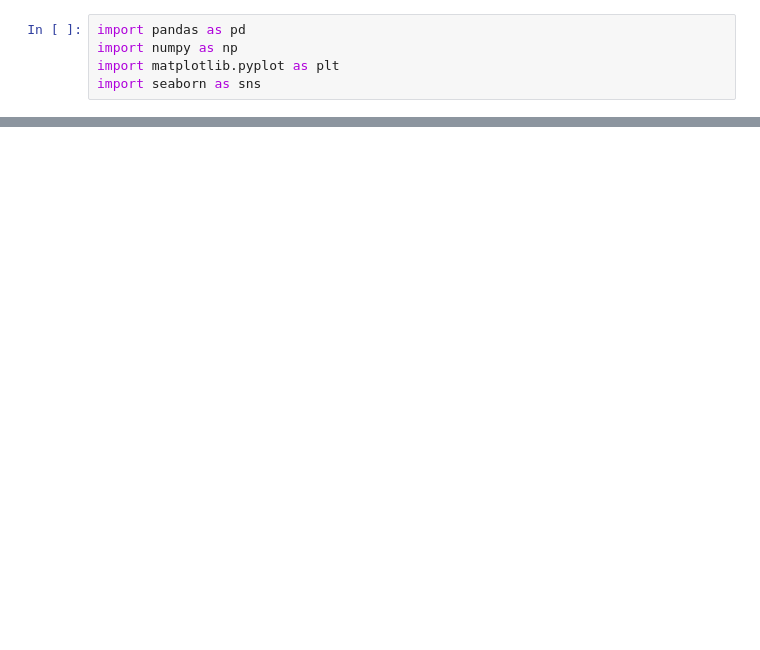
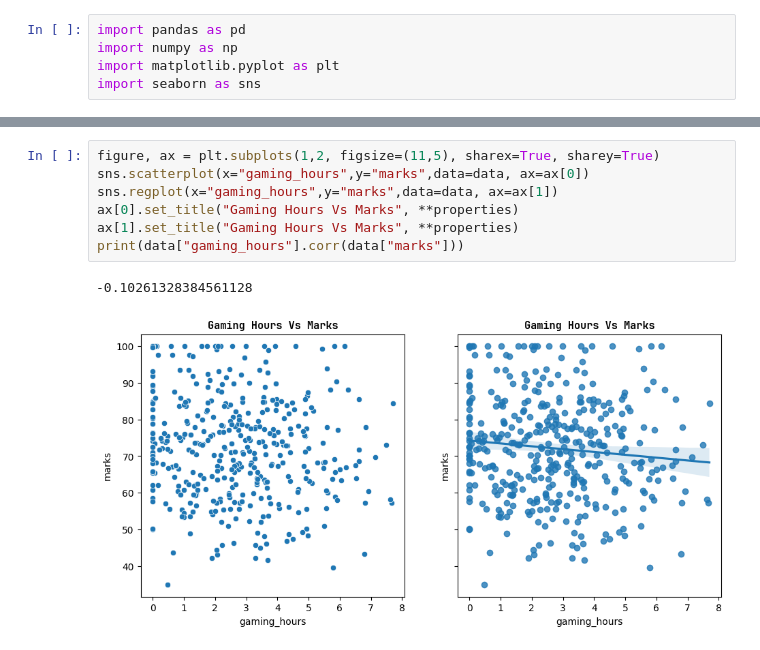
Before and after one commit to mrjaykayy/student_performance, a Jupyter notebook: students_analysis.ipynb, the cells around one changed output, grey strips where cells are left out. Cells and saved outputs as stored; diff of their text form; blank space fills up the shorter version.

```diff
--- a/students_analysis.ipynb
+++ b/students_analysis.ipynb
@@ -58,0 +45,10 @@ Text(0.5, 0, 'Sleep Hours')
+# %%
+figure, ax = plt.subplots(1,2, figsize=(11,5), sharex=True, sharey=True)
+sns.scatterplot(x="gaming_hours",y="marks",data=data, ax=ax[0])
+sns.regplot(x="gaming_hours",y="marks",data=data, ax=ax[1])
+ax[0].set_title("Gaming Hours Vs Marks", **properties)
+ax[1].set_title("Gaming Hours Vs Marks", **properties)
+print(data["gaming_hours"].corr(data["marks"]))
+# %% [output]
+-0.10261328384561128
+[figure, added]
```
Also changed, not shown: parts of 13 cells of this notebook, 7 other files.
